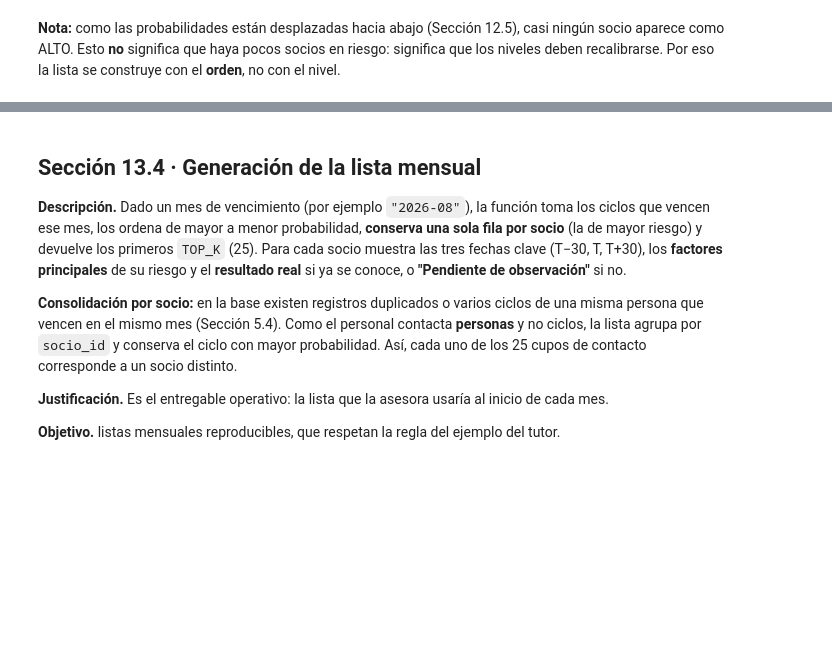
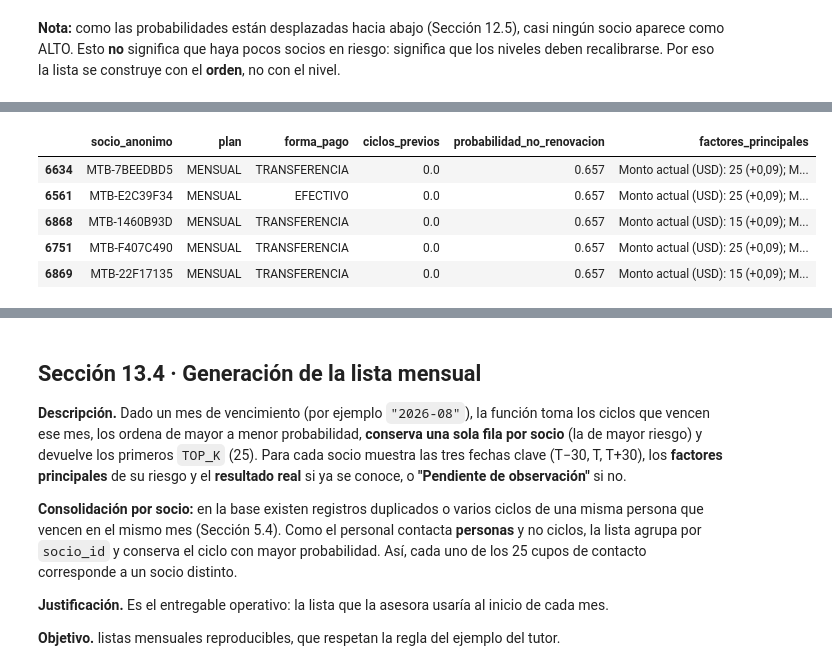
Before and after one commit to CralosMejia/ProyectoMIA, a Jupyter notebook: Notebookes/MVP.ipynb, the cells around one changed output, grey strips where cells are left out. Cells and saved outputs as stored; diff of their text form; code cells hidden in the pictures; blank space fills up the shorter version.

```diff
--- a/Notebookes/MVP.ipynb
+++ b/Notebookes/MVP.ipynb
@@ -3295,3 +4476,90 @@ display(ejemplo[["socio_anonimo", "plan", "forma_pago", "ciclos_previos",
+# %%
+# Valores de referencia del método anterior (sustitución por un socio "típico" del entrenamiento, hasta M02).
+# Desde M03 los motivos se calculan con SHAP; REFERENCIA se conserva porque el artefacto operativo la guarda
+# (compatibilidad con la aplicación) y porque la Sección 13.8 compara los motivos de antes y de ahora.
+REFERENCIA = {v: X_train[v].median() for v in VARIABLES_NUMERICAS}
+REFERENCIA.update({v: X_train[v].mode().iloc[0] for v in VARIABLES_CATEGORICAS})
+
+# Nombres comprensibles para el personal de Mtabolic (mes_vencimiento no se explica: no es accionable)
+NOMBRE_VARIABLE = {
+    "ciclos_previos": "Membresías previas", "antiguedad_dias": "Antigüedad (días)",
+    "duracion_modelo": "Duración del plan (días)", "monto_actual": "Monto actual (USD)",
+    "monto_historico": "Monto histórico (USD)", "dias_desde_ultima_membresia": "Días desde la membresía anterior",
+    "plan": "Plan", "forma_pago": "Forma de pago", "inicio_aproximado": "Fecha de inicio aproximada",
+}
+UMBRAL_APORTE = 0.005      # un aporte menor o igual no se considera motivo
+assert "mes_vencimiento" not in NOMBRE_VARIABLE
+
+def aportes_individuales(modelo, X):
+    # M03: aporte SHAP de cada variable a la probabilidad de "no renovó" (Sección 12.12, función explicar_shap),
+    # con las columnas 0/1 sumadas a su variable. Candidatas: las de NOMBRE_VARIABLE presentes en el modelo
+    # (mes_vencimiento se calcula para que la suma cuadre, pero nunca es candidata)
+    shap_variables = explicar_shap(modelo, X)["shap"]
+    return shap_variables[[v for v in NOMBRE_VARIABLE if v in shap_variables.columns]]
+
+def texto_valor(v, valor):
+    if pd.isna(valor):
+        return "sin dato"
+    if v in VARIABLES_NUMERICAS:
+        return f"{valor:,.0f}".replace(",", ".")
+    if v == "inicio_aproximado":
+        return "sí" if str(valor) == "True" else "no"
+    return str(valor)
+
+def textos_factores(aportes, X, n=3):
+    # Hasta n variables con aporte > 0,005, de mayor a menor; empate → orden de NOMBRE_VARIABLE (orden estable)
+    textos = []
+    for idx, fila in zip(aportes.index, aportes.to_numpy()):
+        valores = dict(zip(aportes.columns, fila))
+        elegidas = sorted([v for v in aportes.columns if valores[v] > UMBRAL_APORTE],
+                          key=lambda v: valores[v], reverse=True)[:n]
+        textos.append("; ".join(f"{NOMBRE_VARIABLE[v]}: {texto_valor(v, X.at[idx, v])} ({es(valores[v], 2, True)})"
+                                for v in elegidas) if elegidas else "Sin factores de riesgo destacados")
+    return pd.Series(textos, index=X.index)
+
+def factores_principales(modelo, X, n=3):
+    # Texto con los n factores que más ELEVAN el riesgo de cada ciclo según SHAP (M03)
+    aportes = aportes_individuales(modelo, X)
+    return textos_factores(aportes, X, n), aportes
+
+# Método anterior (sustitución por la referencia), sin cambios: solo para comparar en la Sección 13.8
+def aportes_por_sustitucion(modelo, X):
+    base = modelo.predict_proba(X)[:, 1]
+    aportes = {}
+    for v in [v for v in NOMBRE_VARIABLE if v in X.columns]:
+        X_ref = X.copy()
+        X_ref[v] = REFERENCIA[v]
+        aportes[v] = base - modelo.predict_proba(X_ref)[:, 1]
+    return pd.DataFrame(aportes, index=X.index)
+
+def factores_por_sustitucion(modelo, X, n=3):
+    aportes = aportes_por_sustitucion(modelo, X)
+    textos = []
+    for idx, fila in aportes.iterrows():
+        positivos = fila[fila > 0.005].sort_values(ascending=False).head(n)
+        if positivos.empty:
+            textos.append("Sin factores de riesgo destacados")
+            continue
+        textos.append("; ".join(f"{NOMBRE_VARIABLE[v]}: {texto_valor(v, X.at[idx, v])} ({es(a, 2, True)})"
+                                for v, a in positivos.items()))
+    return pd.Series(textos, index=X.index)
+
+ciclos_para_lista["factores_principales"], aportes_lista = factores_principales(
+    modelo_seleccionado, ciclos_para_lista[VARIABLES_MODELO])
+assert not ciclos_para_lista["factores_principales"].str.contains("Mes de vencimiento|mes_vencimiento").any()
+
+# Ejemplo: los cinco ciclos de mayor riesgo de julio 2026 con su explicación
+ejemplo = (ciclos_para_lista.loc[ciclos_para_lista["mes_vencimiento"] == "2026-07"]
+           .sort_values("probabilidad_no_renovacion", ascending=False).head(5))
+display(ejemplo[["socio_anonimo", "plan", "forma_pago", "ciclos_previos",
+                 "probabilidad_no_renovacion", "factores_principales"]].round(3))
+# %% [output]
+|  | socio_anonimo | plan | forma_pago | ciclos_previos | probabilidad_no_renovacion | factores_principales |
+| 6634 | MTB-7BEEDBD5 | MENSUAL | TRANSFERENCIA | 0.0 | 0.657 | Monto actual (USD): 25 (+0,09); M... |
+| 6561 | MTB-E2C39F34 | MENSUAL | EFECTIVO | 0.0 | 0.657 | Monto actual (USD): 25 (+0,09); M... |
+| 6868 | MTB-1460B93D | MENSUAL | TRANSFERENCIA | 0.0 | 0.657 | Monto actual (USD): 15 (+0,09); M... |
+| 6751 | MTB-F407C490 | MENSUAL | TRANSFERENCIA | 0.0 | 0.657 | Monto actual (USD): 25 (+0,09); M... |
+| 6869 | MTB-22F17135 | MENSUAL | TRANSFERENCIA | 0.0 | 0.657 | Monto actual (USD): 15 (+0,09); M... |
 # %%
 # Gráfico: explicación del socio de mayor riesgo de julio 2026 (aporte de cada variable)
 idx0 = ejemplo.index[0]
```
Also changed, not shown: parts of 40 cells of this notebook.
